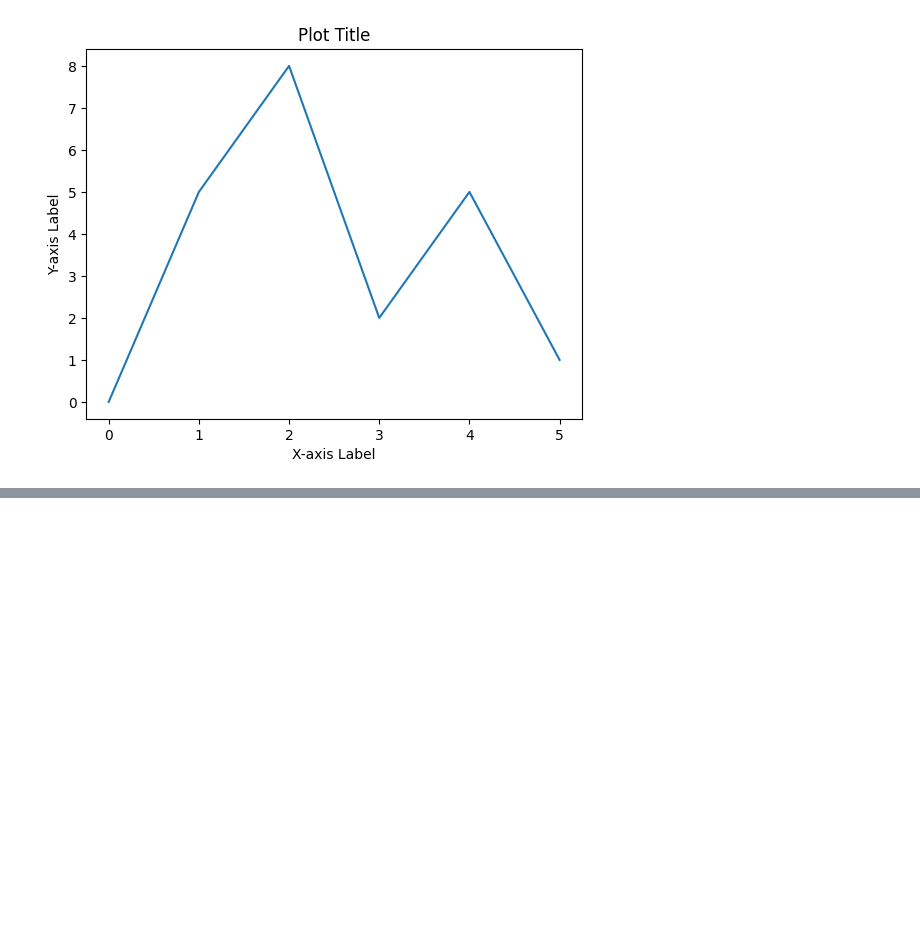
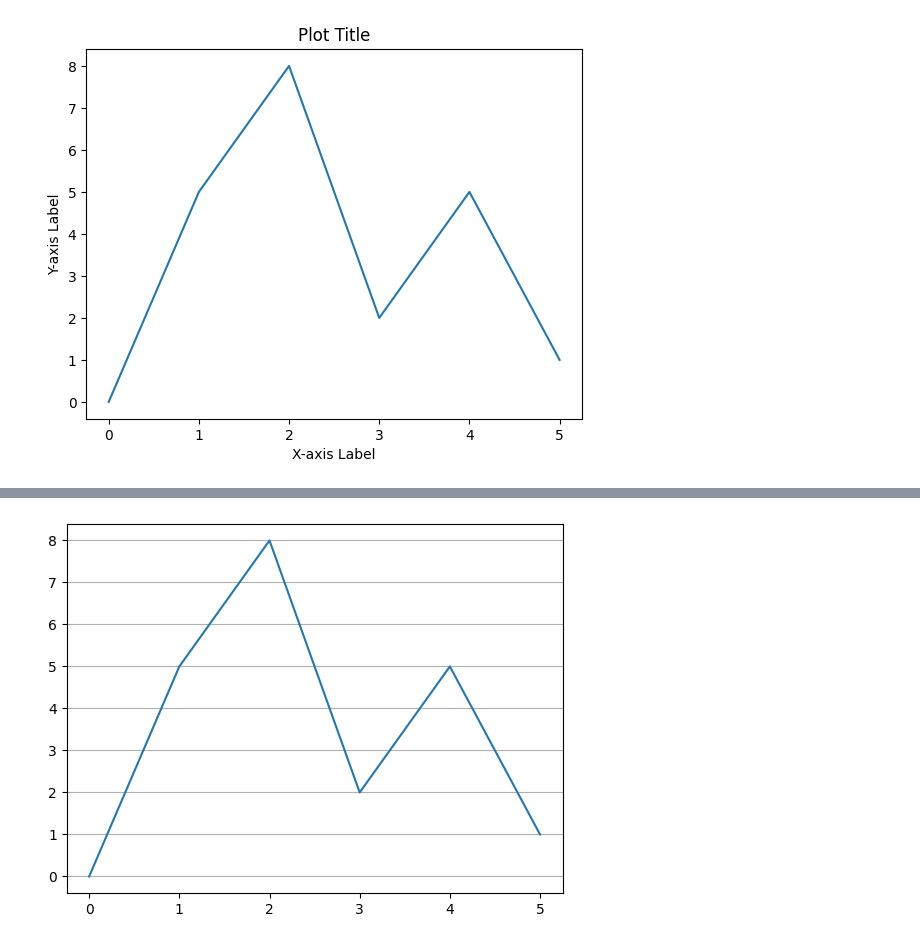
Before and after one commit to Abisheck007/python_grep, a Jupyter notebook: pandas-env/Matplotlib study/pyplotmodule.ipynb, the cells around one changed output, grey strips where cells are left out. Drawn from its saved outputs; the diff is of its cells as text; code cells hidden in the pictures; blank space fills up the shorter version.

```diff
--- a/pandas-env/Matplotlib study/pyplotmodule.ipynb
+++ b/pandas-env/Matplotlib study/pyplotmodule.ipynb
@@ -102,0 +112,11 @@ plt.show()
+# %%
+#we can also use grid for single axis
+x = np.array([0,1,2,3,4,5])
+y = np.array([0,5,8,2,5,1])
+plt.plot(x, y)
+# plt.grid(axis='x')
+# Only grid for the x-axis
+plt.grid(axis='y')  # Only grid for the y-axis
+plt.show()
+# %% [output]
+[figure, added]
```
Also changed, not shown: parts of 10 cells of this notebook.
